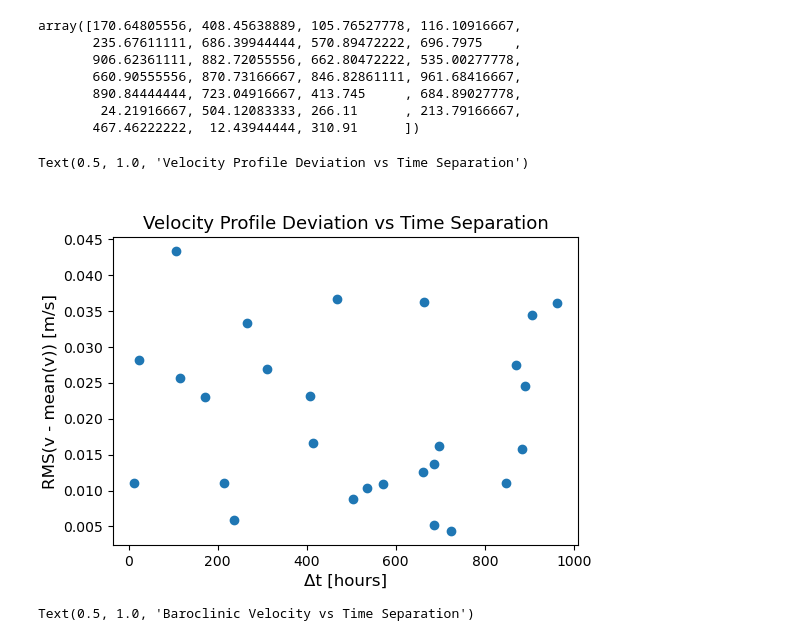
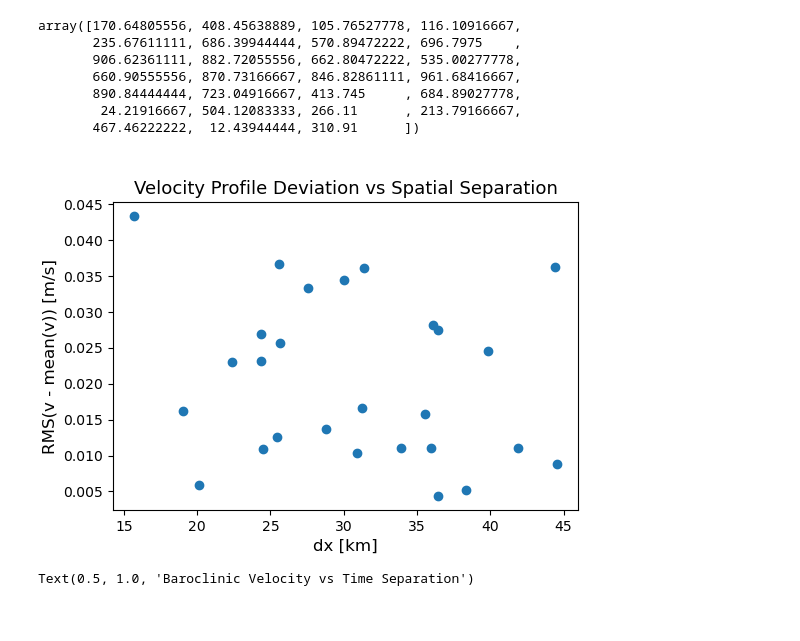
Before and after one commit to MackenzieBlanusa/TNB_tools, a Jupyter notebook: MastersThesis/DynamicMethod_PalmerCTD.ipynb, the cells around one changed output. Drawn from its saved outputs; the diff is of its cells as text; code cells hidden in the pictures.

```diff
--- a/MastersThesis/DynamicMethod_PalmerCTD.ipynb
+++ b/MastersThesis/DynamicMethod_PalmerCTD.ipynb
@@ -786,7 +898,7 @@ for st, cast in casts.items():
 # %%
 fig, axes = plt.subplots(1, 4, figsize=(11,6), constrained_layout=True, sharey=True)
-cast = casts[56]
-st=56
+cast = casts[24]
+st=23
 # 1st panel
 axes[0].plot(cast.Potential_Temperature, cast.pressure,color='k')
 axes[0].set_xlabel('Potential Temperature \n [deg C]')
@@ -1529,15 +1641,14 @@ array([170.64805556, 408.45638889, 105.76527778, 116.10916667,
 # %%
 plt.figure(figsize=(6,4))
 
-plt.scatter(dt_hours, rms)
+plt.scatter(dx_km, rms)
 
-plt.xlabel('Δt [hours]')
+plt.xlabel('dx [km]')
 plt.ylabel('RMS(v - mean(v)) [m/s]')
-plt.title('Velocity Profile Deviation vs Time Separation')
-# plt.savefig('RMS_V_dt.png',dpi=400)
+plt.title('Velocity Profile Deviation vs Spatial Separation')
+# plt.savefig('RMS_V_dx.png',dpi=400)
 # %% [output]
-Text(0.5, 1.0, 'Velocity Profile Deviation vs Time Separation')
-[figure, old version]
+[figure, new version]
 # %%
 plt.close('all')
 # %%
```
Also changed, not shown: parts of 14 cells of this notebook, 2 other files.
